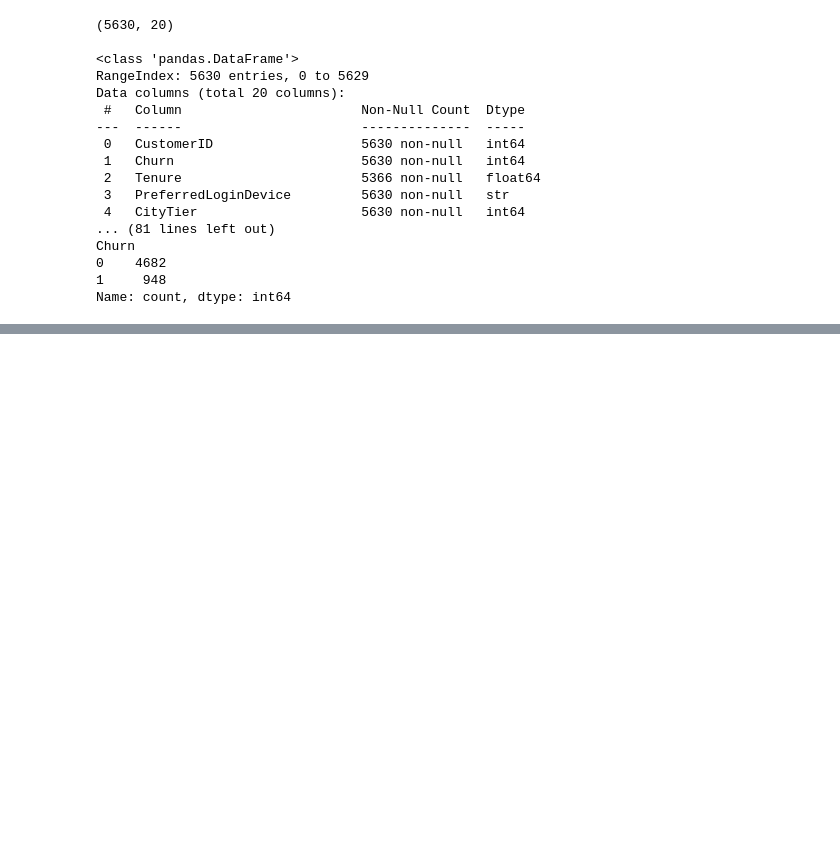
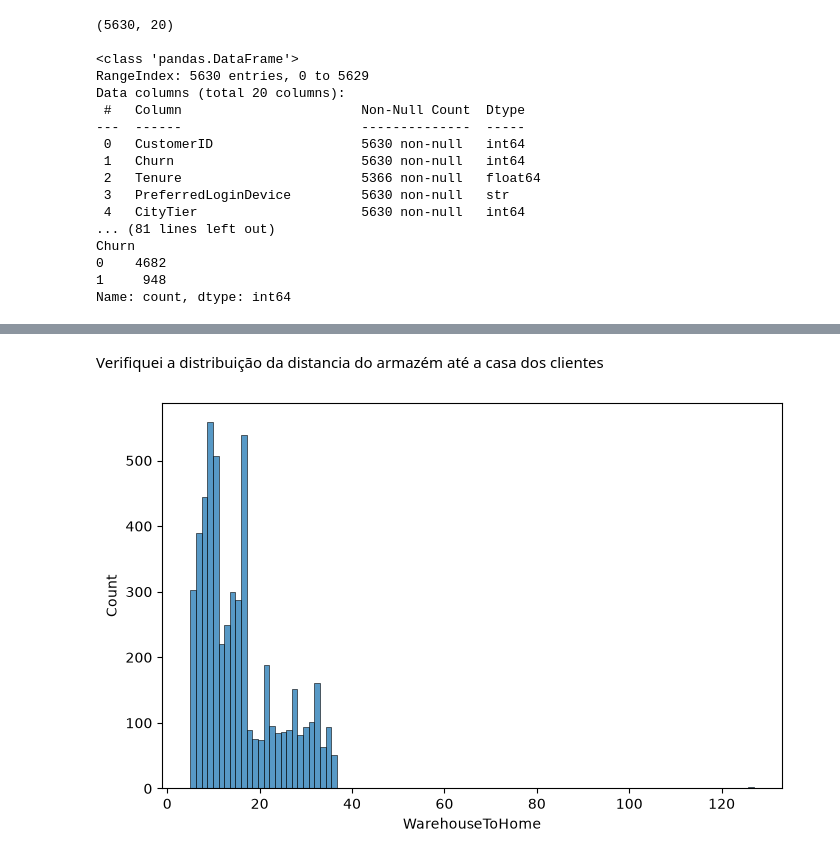
Before and after one commit to Gabriel-Henrique-28/Projeto-Final-Machine-Learning-SC-TEC, a Jupyter notebook: main.ipynb, the cells around one changed output, grey strips where cells are left out. Cells and saved outputs as stored; diff of their text form; code cells hidden in the pictures; blank space fills up the shorter version.

```diff
--- a/main.ipynb
+++ b/main.ipynb
@@ -56,0 +108,8 @@ Name: count, dtype: int64
+# %% [markdown]
+Verifiquei a distribuição da distancia do armazém até a casa dos clientes
+# %%
+plt.figure(figsize=(8,5))
+sns.histplot(data=df, x='WarehouseToHome', bins=100)
+plt.show()
+# %% [output]
+[figure, added]
```
Also changed, not shown: parts of 25 cells of this notebook.
